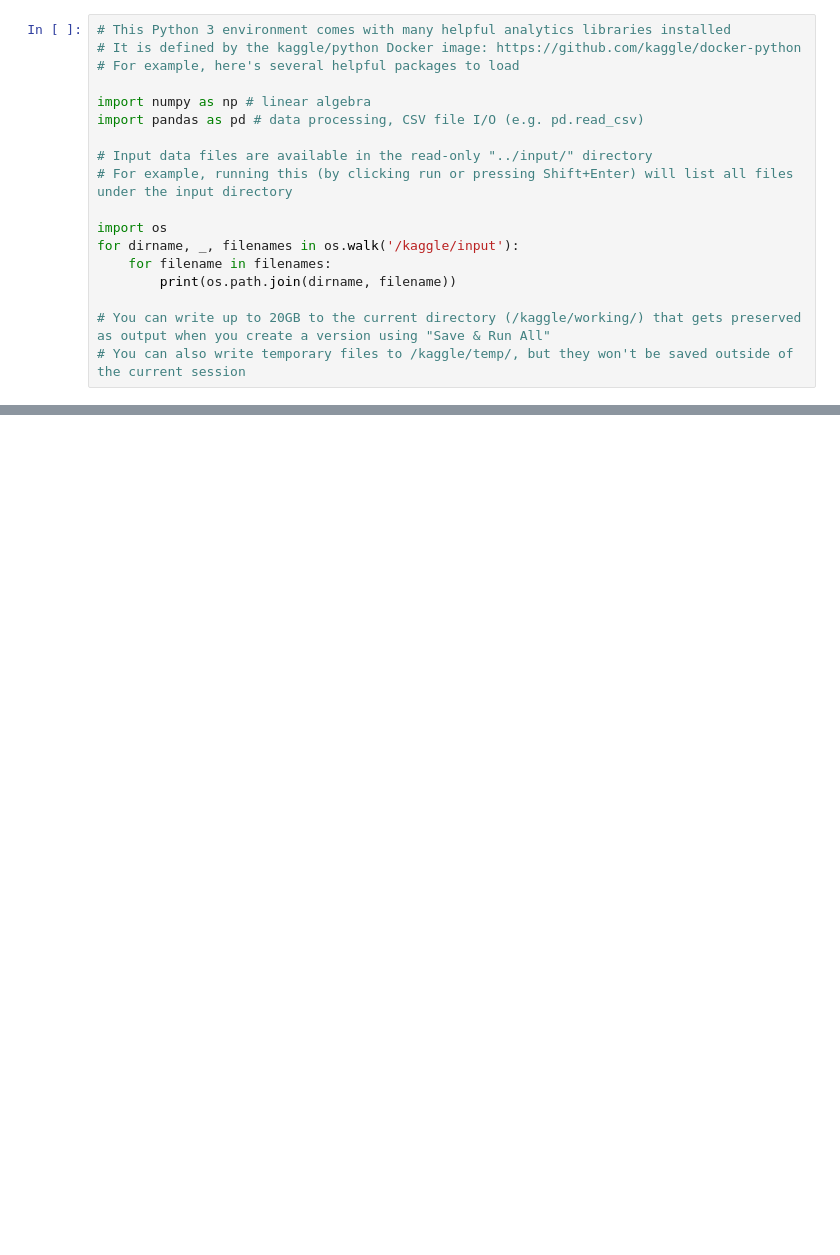
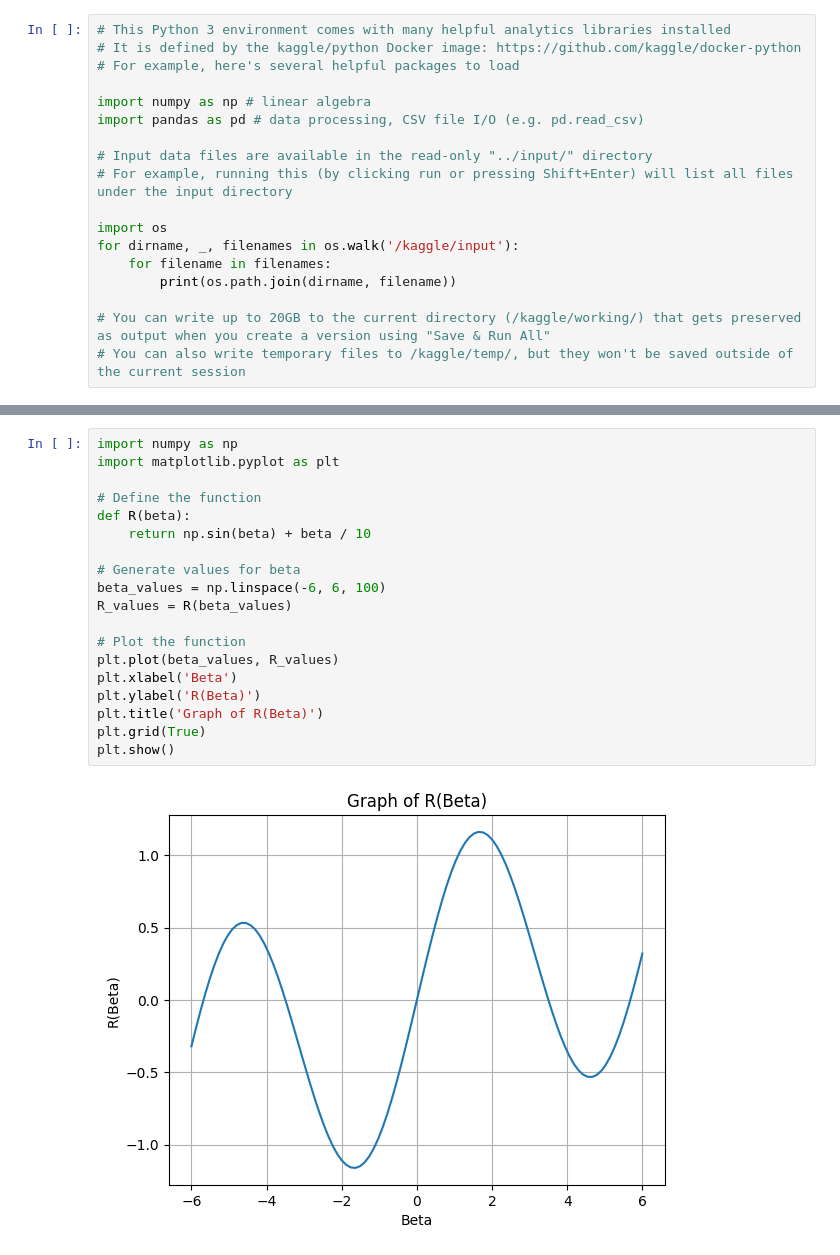
Before and after one commit to Jayesh-Ah/ME228-DS-ML, a Jupyter notebook: tutorial-9-gradient-descent-nn.ipynb, the cells around one changed output, grey strips where cells are left out. Saved outputs shown, nothing was run; the diff lists cells and outputs as text; blank space fills up the shorter version.

```diff
--- a/tutorial-9-gradient-descent-nn.ipynb
+++ b/tutorial-9-gradient-descent-nn.ipynb
@@ -18,0 +21,21 @@ for dirname, _, filenames in os.walk('/kaggle/input'):
+# %%
+import numpy as np
+import matplotlib.pyplot as plt
+
+# Define the function
+def R(beta):
+    return np.sin(beta) + beta / 10
+
+# Generate values for beta
+beta_values = np.linspace(-6, 6, 100)
+R_values = R(beta_values)
+
+# Plot the function
+plt.plot(beta_values, R_values)
+plt.xlabel('Beta')
+plt.ylabel('R(Beta)')
+plt.title('Graph of R(Beta)')
+plt.grid(True)
+plt.show()
+# %% [output]
+[figure, added]
```
Also changed, not shown: parts of 3 cells of this notebook.
